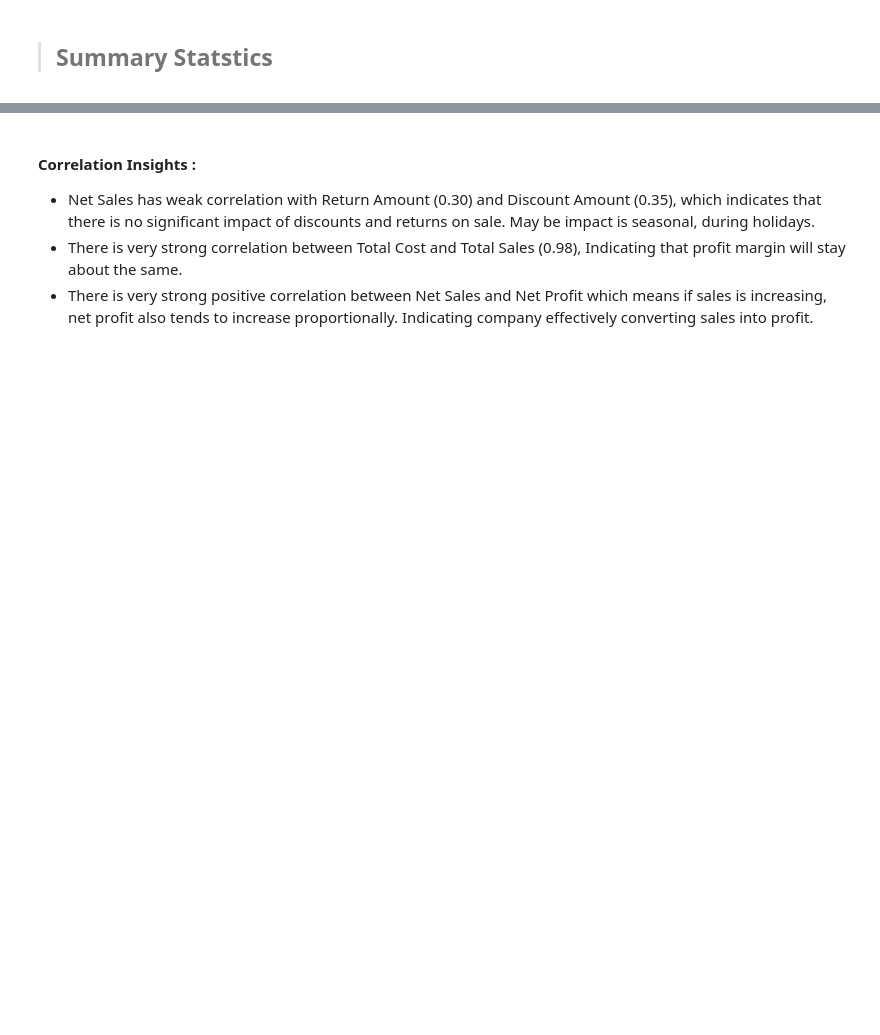
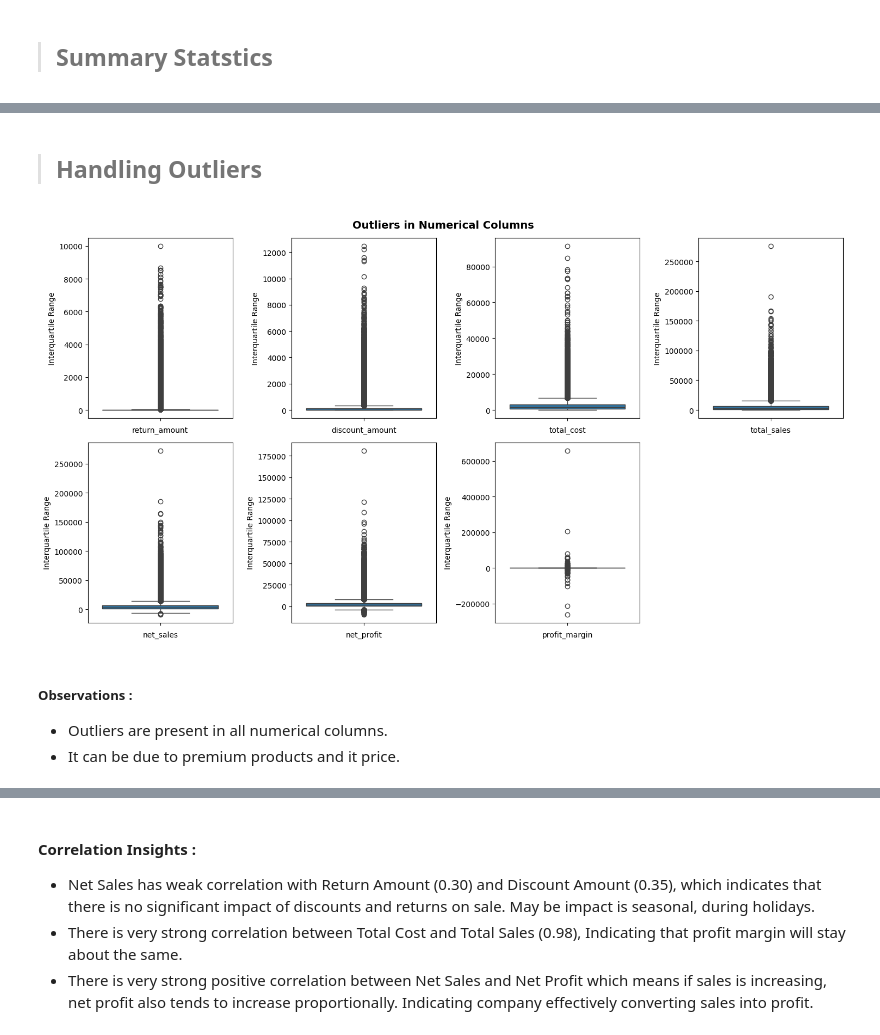
Before and after one commit to hemant4dsci/retail_e-commerce_sales_analytics, a Jupyter notebook: notebooks/02_exploratory_data_analysis.ipynb, the cells around one changed output, grey strips where cells are left out. Cells and saved outputs as stored; diff of their text form; code cells hidden in the pictures; blank space fills up the shorter version.

```diff
--- a/notebooks/02_exploratory_data_analysis.ipynb
+++ b/notebooks/02_exploratory_data_analysis.ipynb
@@ -204,3 +154,24 @@ df.describe()
     - Net Sales : Here minimum values is (-8791.87), which indicates that there is heavy discount or returns.
 + Outliers Indicated by High Standard Deviations :
     - Total Cost & Total Sales : The maximum values are (91411.84) and (275901.6) respectively which is significantly higher than the mean (2386.72) and (5352.13), indicating potential premium products.
+# %% [markdown]
+>## **Handling Outliers**
+# %%
+# Box plots to show if outliers are present
+numerical_cols = df.select_dtypes(include=["float64"]).columns
+
+plt.figure(figsize=(15, 8))
+plt.suptitle("Outliers in Numerical Columns", fontsize=14, fontweight="bold")
+for i, col in enumerate(numerical_cols):
+    plt.subplot(2, 4, i + 1)  # Adjust Grid layout as needed
+    sns.boxplot(y=df[col])
+    plt.xlabel(col)
+    plt.ylabel("Interquartile Range")
+plt.tight_layout()
+plt.show()
+# %% [output]
+[figure, added]
+# %% [markdown]
+##### Observations :
+- Outliers are present in all numerical columns.
+- It can be due to premium products and it price.
```
Also changed, not shown: parts of 75 cells of this notebook.
